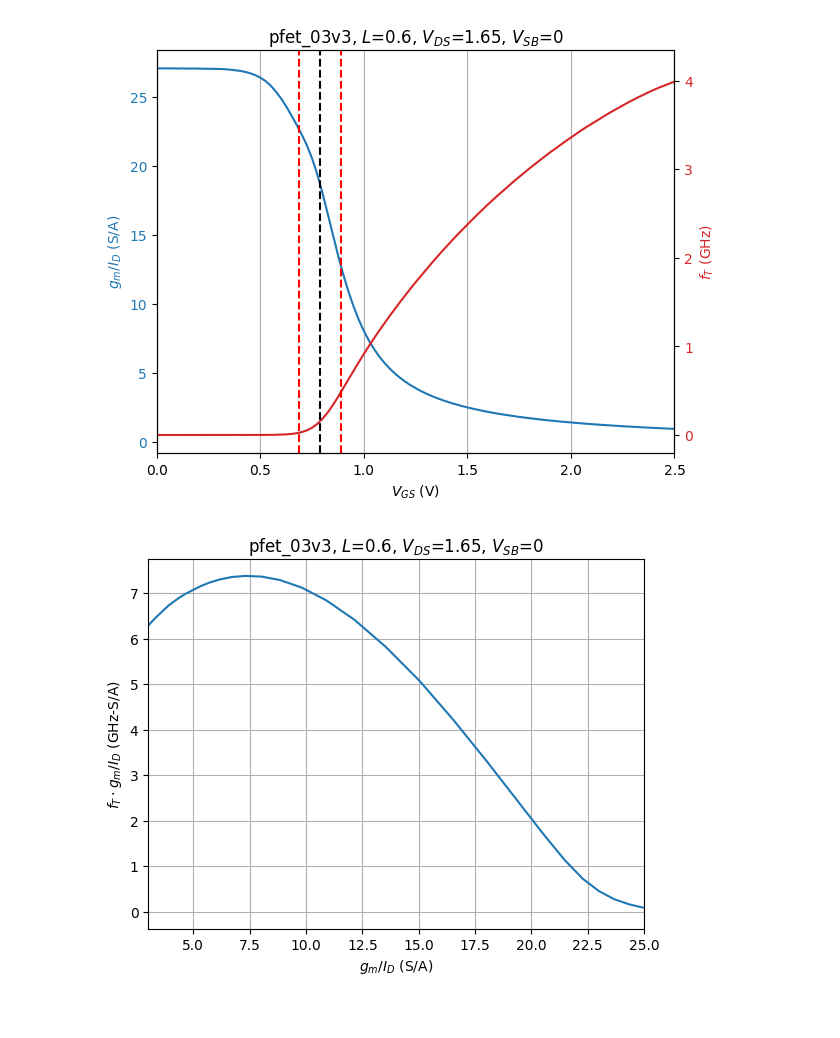
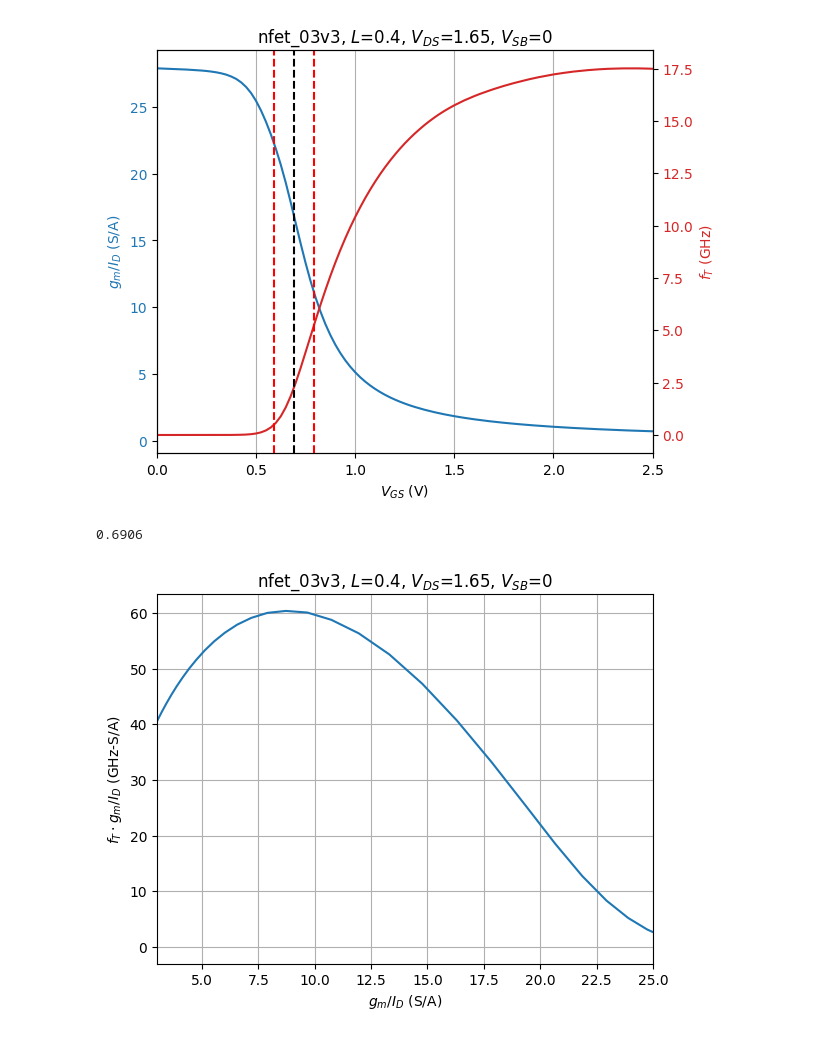
Before and after one commit to xavierjlee0/xdac_chipathon2025, a Jupyter notebook: docs/technology/designnotes/techsweep_plots_from_mat.ipynb, the cells around one changed output. Drawn from its saved outputs; the diff is of its cells as text; code cells hidden in the pictures.

```diff
--- a/docs/technology/designnotes/techsweep_plots_from_mat.ipynb
+++ b/docs/technology/designnotes/techsweep_plots_from_mat.ipynb
@@ -4,7 +4,7 @@ import scipy.constants as sc
 import matplotlib.pyplot as plt
 from pygmid import Lookup as lk
 # %%
-choice = 1  #start from 0
+choice = 0  #start from 0
 devices = ['nfet_03v3', 'pfet_03v3']
 fet = lk(''+devices[choice]+'.mat')
 # %%
@@ -15,32 +15,34 @@ vds = fet['VDS']
 vsb = fet['VSB']
 # %%
 # plot gm/ID and fT versus gate bias
-L1 = 0.6; VDS1=1.65; VSB1=0
+L1 = 0.4; VDS1=1.65; VSB1=0
 gm_id1 = fet.lookup('GM_ID', L=L1, VDS=VDS1, VSB=VSB1)
 ft1 = fet.lookup('GM_CGG', L=L1, VDS=VDS1, VSB=VSB1)/2/np.pi
 vt = fet.lookup('VT', L=L1, VGS=0.9, VDS=VDS1, VSB=VSB1)
 
 fig, ax1 = plt.subplots()
 ax1.grid(axis='x')
 ax1.set_xlabel('$V_{GS}$ (V)')
 color = 'tab:blue'
 ax1.set_ylabel('$g_m/I_D$ (S/A)', color=color)
 ax1.plot(vgs, gm_id1, color=color)
 ax1.tick_params(axis='y', labelcolor=color)
 ax2 = ax1.twinx()
 color = 'tab:red'
 ax2.set_ylabel('$f_T$ (GHz)', color=color)
 ax2.plot(vgs, ft1/1e9, color=color)
 ax2.tick_params(axis='y', labelcolor=color)
 fig.tight_layout()
 plt.title(devices[choice]+', $L$='+str(L1)+', $V_{DS}$='+str(VDS1)+', $V_{SB}$='+str(VSB1))
 plt.xlim(0, 2.5)
 plt.axvline(x=vt, color='k', linestyle='--')
 plt.axvline(x=vt+0.1, color='r', linestyle='--')
 plt.axvline(x=vt-0.1, color='r', linestyle='--')
 plt.show()
+print(vt)
 # %% [output]
-[figure, old version]
+[figure, new version]
+0.6906
 # %%
 # plot product of gm/ID ant fT versus gm/ID
 plt.plot(gm_id1, gm_id1*ft1/1e9)
@@ -51,7 +53,7 @@ plt.title(devices[choice]+', $L$='+str(L1)+', $V_{DS}$='+str(VDS1)+', $V_{SB}$='
 plt.grid()
 plt.show()
 # %% [output]
-[figure, old version]
+[figure, new version]
 # %%
 # plot fT versus gm/ID
 plt.plot(gm_id1, ft1/1e9)
```
Also changed, not shown: parts of 7 cells of this notebook, 15 other files.
